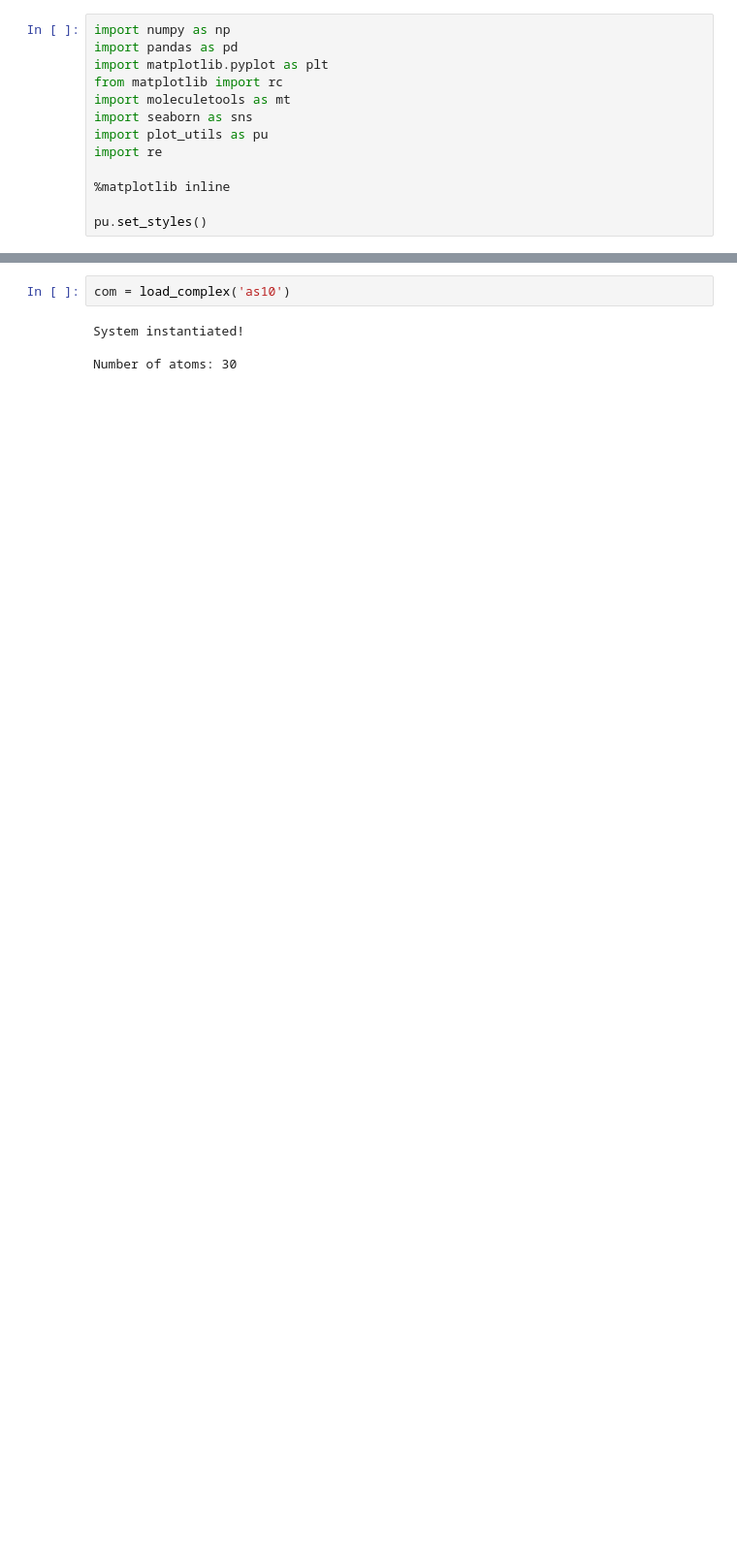
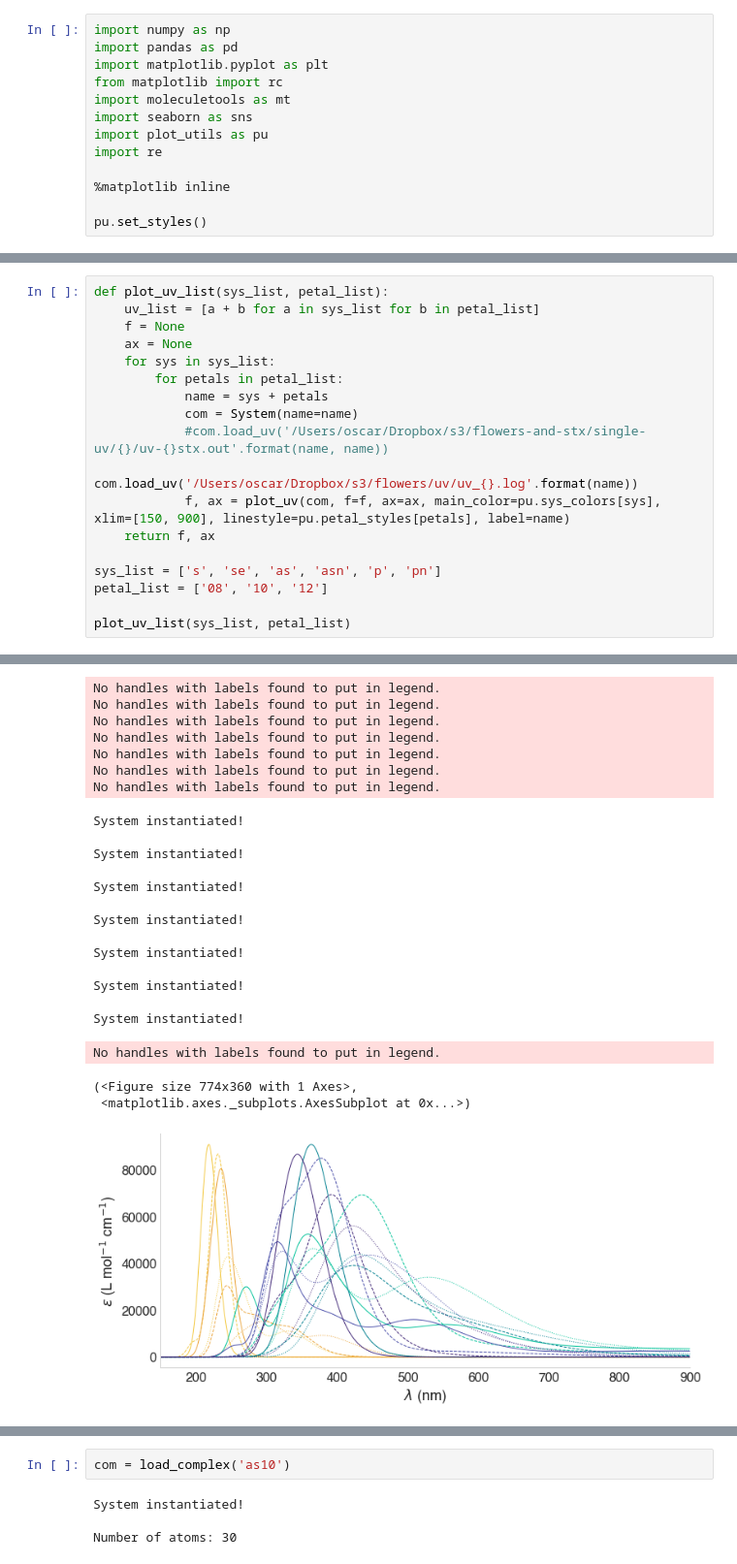
Before and after one commit to oscarigrexas/eomt-oscar, a Jupyter notebook: exploration/plot-spectra.ipynb, the cells around one changed output, grey strips where cells are left out. Shown at 97% size. Cells and saved outputs as stored; diff of their text form; blank space fills up the shorter version.

```diff
--- a/exploration/plot-spectra.ipynb
+++ b/exploration/plot-spectra.ipynb
@@ -284,0 +287,19 @@ No handles with labels found to put in legend.
+# %%
+def plot_uv_list(sys_list, petal_list):
+    uv_list = [a + b for a in sys_list for b in petal_list]
+    f = None
+    ax = None
+    for sys in sys_list:
+        for petals in petal_list:
+            name = sys + petals
+            com = System(name=name)
+            #com.load_uv('/Users/oscar/Dropbox/s3/flowers-and-stx/single-uv/{}/uv-{}stx.out'.format(name, name))
+            com.load_uv('/Users/oscar/Dropbox/s3/flowers/uv/uv_{}.log'.format(name))
+            f, ax = plot_uv(com, f=f, ax=ax, main_color=pu.sys_colors[sys], xlim=[150, 900], linestyle=pu.petal_styles[petals], label=name)
+    return f, ax
+
+sys_list = ['s', 'se', 'as', 'asn', 'p', 'pn']
+petal_list = ['08', '10', '12']
+
+plot_uv_list(sys_list, petal_list)
+# %% [output]
@@ -284,0 +336,24 @@ No handles with labels found to put in legend.
+No handles with labels found to put in legend.
+No handles with labels found to put in legend.
+No handles with labels found to put in legend.
+No handles with labels found to put in legend.
+No handles with labels found to put in legend.
+No handles with labels found to put in legend.
+No handles with labels found to put in legend.
+System instantiated!
+
+System instantiated!
+
+System instantiated!
+
+System instantiated!
+
+System instantiated!
+
+System instantiated!
+
+System instantiated!
+No handles with labels found to put in legend.
+(<Figure size 774x360 with 1 Axes>,
+ <matplotlib.axes._subplots.AxesSubplot at 0x...>)
+[figure, added]
```
Also changed, not shown: parts of 8 cells of this notebook, 2 other files.
